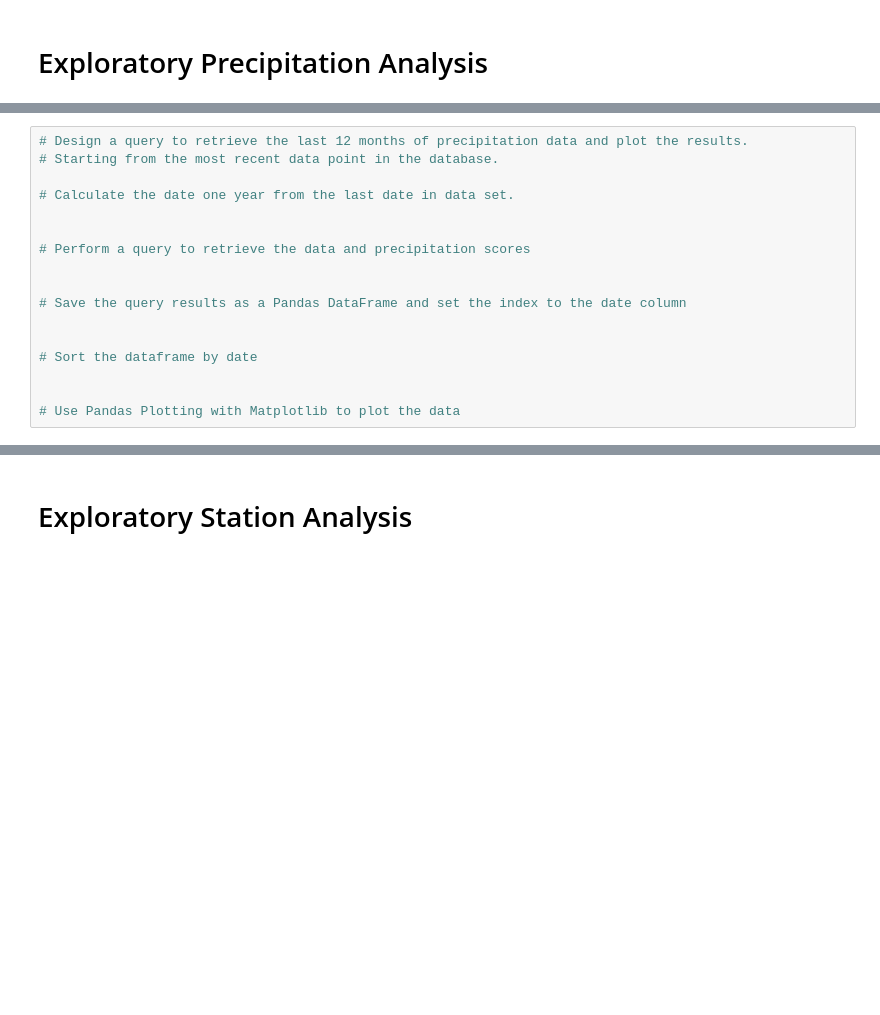
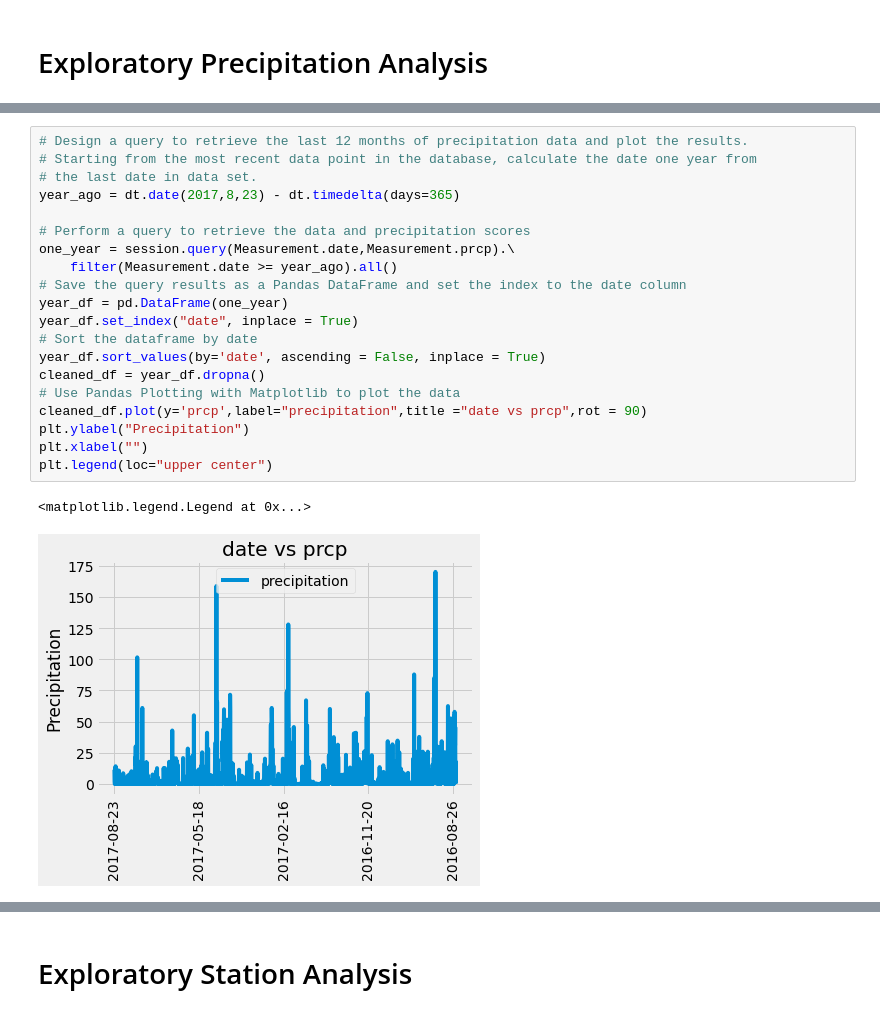
Before and after one commit to davidavid00/sqlalchemy-challenge, a Jupyter notebook: SurfsUp/climate_starter.ipynb, the cells around one changed output, grey strips where cells are left out. Saved outputs shown, nothing was run; the diff lists cells and outputs as text; blank space fills up the shorter version.

```diff
--- a/SurfsUp/climate_starter.ipynb
+++ b/SurfsUp/climate_starter.ipynb
@@ -66,20 +66,26 @@ tobs FLOAT
  ('2017-08-21')]
 # %%
 # Design a query to retrieve the last 12 months of precipitation data and plot the results.
-# Starting from the most recent data point in the database.
-
-# Calculate the date one year from the last date in data set.
-
+# Starting from the most recent data point in the database, calculate the date one year from
+# the last date in data set.
+year_ago = dt.date(2017,8,23) - dt.timedelta(days=365)
 
 # Perform a query to retrieve the data and precipitation scores
-
-
+one_year = session.query(Measurement.date,Measurement.prcp).\
+    filter(Measurement.date >= year_ago).all()
 # Save the query results as a Pandas DataFrame and set the index to the date column
-
-
+year_df = pd.DataFrame(one_year)
+year_df.set_index("date", inplace = True)
 # Sort the dataframe by date
-
-
+year_df.sort_values(by='date', ascending = False, inplace = True)
+cleaned_df = year_df.dropna()
 # Use Pandas Plotting with Matplotlib to plot the data
+cleaned_df.plot(y='prcp',label="precipitation",title ="date vs prcp",rot = 90)
+plt.ylabel("Precipitation")
+plt.xlabel("")
+plt.legend(loc="upper center")
+# %% [output]
+<matplotlib.legend.Legend at 0x...>
+[figure, added]
 # %%
 # Use Pandas to calcualte the summary statistics for the precipitation data
```
Also changed, not shown: parts of 7 cells of this notebook.
